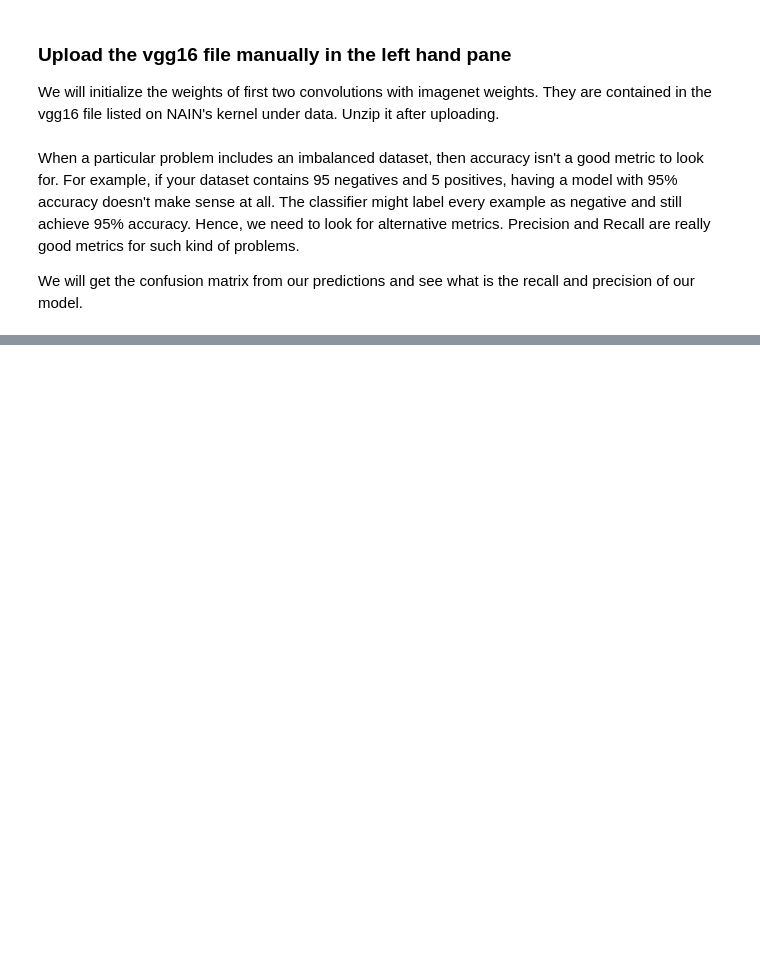
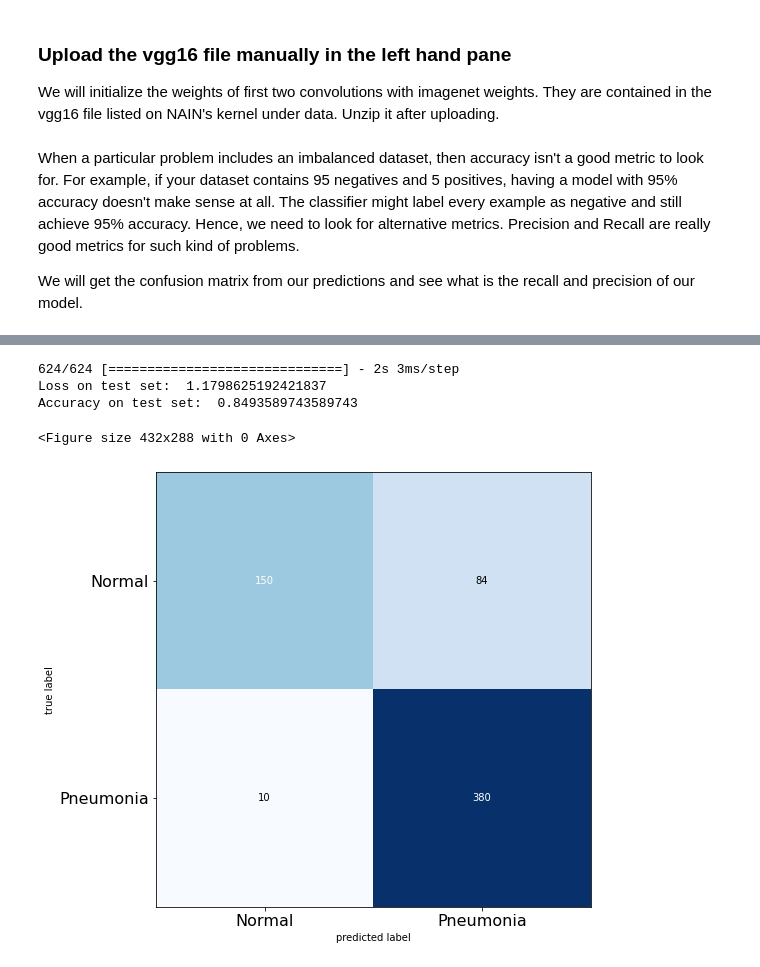
Before and after one commit to LarsAmker/ExplainGAN, a Jupyter notebook: Pneumonia.ipynb, the cells around one changed output, grey strips where cells are left out. Drawn from its saved outputs; the diff is of its cells as text; code cells hidden in the pictures; blank space fills up the shorter version.

```diff
--- a/Pneumonia.ipynb
+++ b/Pneumonia.ipynb
@@ -521,0 +530,27 @@ First training: Confusion matrix 119,115,3,387 -> Higher recall, worse precision
+# %%
+new_model = build_model()
+# %%
+new_model.compile(loss='binary_crossentropy', metrics=['accuracy'],optimizer=opt)
+# %%
+new_model.load_weights('NAINsDepthwiseWeights')
+# %%
+new_test_loss, new_test_score = new_model.evaluate(test_data, test_labels, batch_size=16)
+print("Loss on test set: ", new_test_loss)
+print("Accuracy on test set: ", new_test_score)
+new_preds = new_model.predict(test_data, batch_size=16)
+new_preds = np.argmax(new_preds, axis=-1)
+
+# Get the confusion matrix
+cm = confusion_matrix(orig_test_labels, new_preds)
+plt.figure()
+#plot_confusion_matrix(cm,figsize=(12,8), hide_ticks=True, alpha=0.7,cmap=plt.cm.Blues)
+plot_confusion_matrix(cm,figsize=(12,8), hide_ticks=True,cmap=plt.cm.Blues)
+plt.xticks(range(2), ['Normal', 'Pneumonia'], fontsize=16)
+plt.yticks(range(2), ['Normal', 'Pneumonia'], fontsize=16)
+plt.show()
+# %% [output]
+624/624 [==============================] - 2s 3ms/step
+Loss on test set:  1.1798625192421837
+Accuracy on test set:  0.8493589743589743
+<Figure size 432x288 with 0 Axes>
+[figure, added]
```
Also changed, not shown: parts of 6 cells of this notebook.
